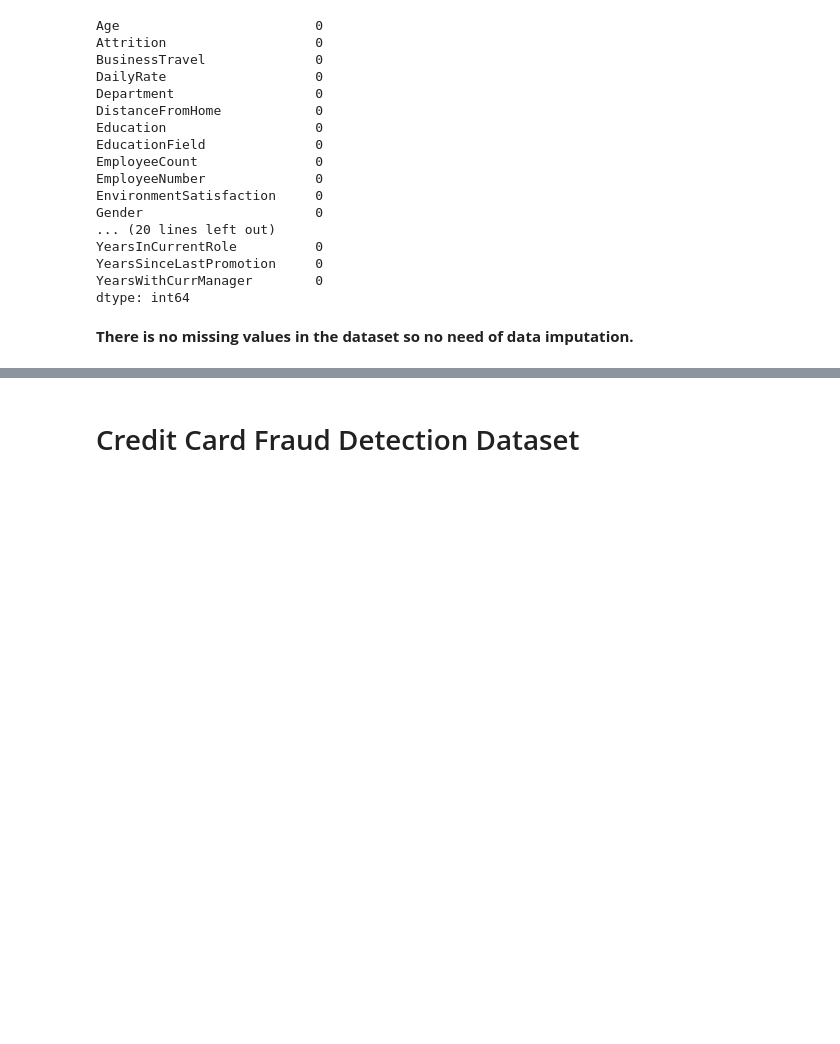
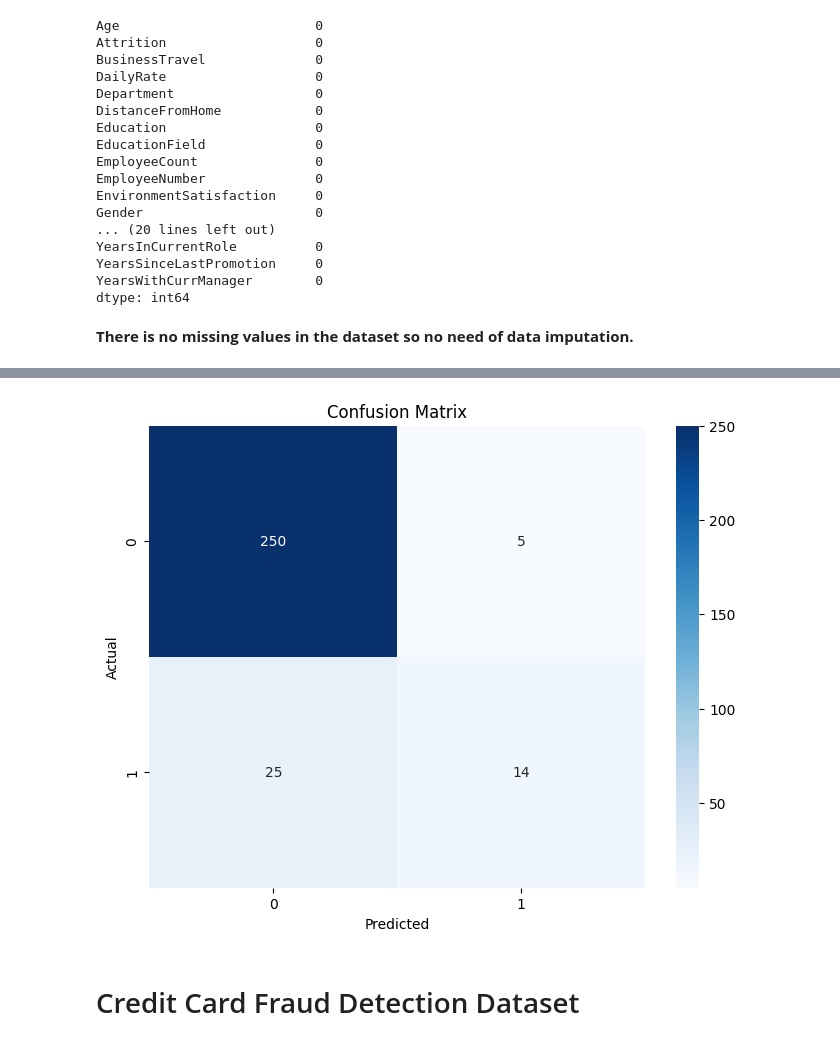
Before and after one commit to Ahmed-Islam-AI/100DaysOfBytewise, a Jupyter notebook: Solutions/Task 12 Solution/BWF_Task_12.ipynb, the cells around one changed output, grey strips where cells are left out. Drawn from its saved outputs; the diff is of its cells as text; code cells hidden in the pictures; blank space fills up the shorter version.

Commit message:
Employee Attrition Prediction

```diff
--- a/Solutions/Task 12 Solution/BWF_Task_12.ipynb
+++ b/Solutions/Task 12 Solution/BWF_Task_12.ipynb
@@ -100,0 +178,10 @@ dtype: int64
+# %%
+# Applying standard scalar
+scaler = StandardScaler()
+numerical_features_scaled = scaler.fit_transform(numerical_features)
+
+# Creating dataframe for numerical features
+numerical_features_scaled_df = pd.DataFrame(numerical_features_scaled, columns=numerical_features.columns)
+df.drop(df[numerical_features.columns], axis=1, inplace=True)
+df = pd.concat([df, numerical_features_scaled_df], axis=1)
+df.head()
@@ -100,0 +197,11 @@ dtype: int64
+# %%
+# Separating the features and target variable
+X = df.drop('Attrition', axis=1)
+Y = df['Attrition']
+
+# Splitting the dataset into training and testing sets
+X_train, X_test, Y_train, Y_test = train_test_split(X, Y, test_size=0.2, random_state=42)
+# %%
+# Applying the model
+lr_model = LogisticRegression()
+lr_model.fit(X_train, Y_train)
@@ -100,0 +210,3 @@ dtype: int64
+# %%
+# Predicting the target variable
+Y_pred = lr_model.predict(X_test)
@@ -101,3 +227,13 @@ dtype: int64
+# %%
+cm = confusion_matrix(Y_test, Y_pred)
+plt.figure(figsize=(8, 6))
+sns.heatmap(cm, annot=True, fmt='d', cmap='Blues')
+plt.xlabel('Predicted')
+plt.ylabel('Actual')
+plt.title('Confusion Matrix')
+plt.show()
+# %% [output]
+[figure, added]
 # %% [markdown]
 #  Credit Card Fraud Detection Dataset
 # %% [markdown]
```
Also changed, not shown: parts of 13 cells of this notebook.
